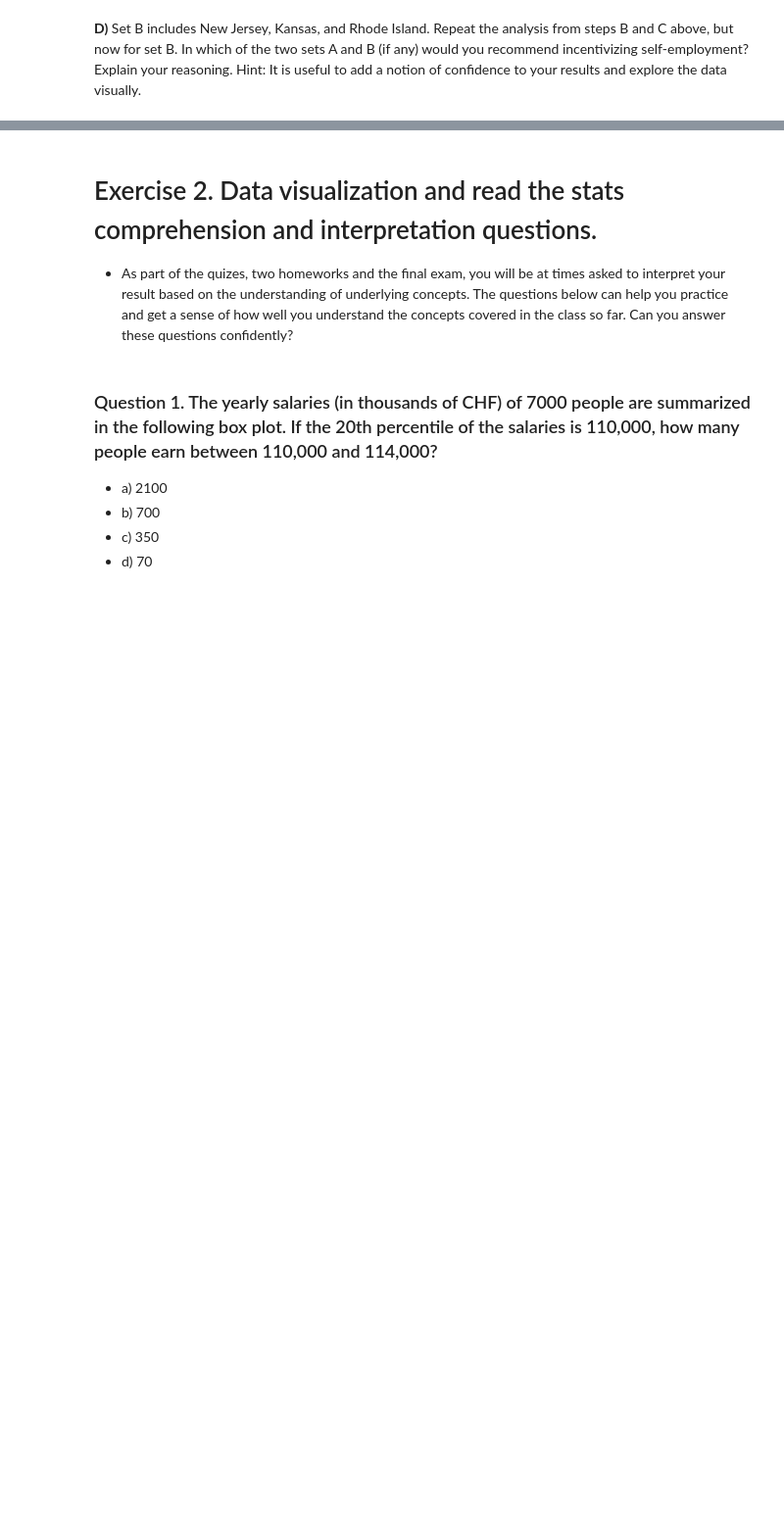
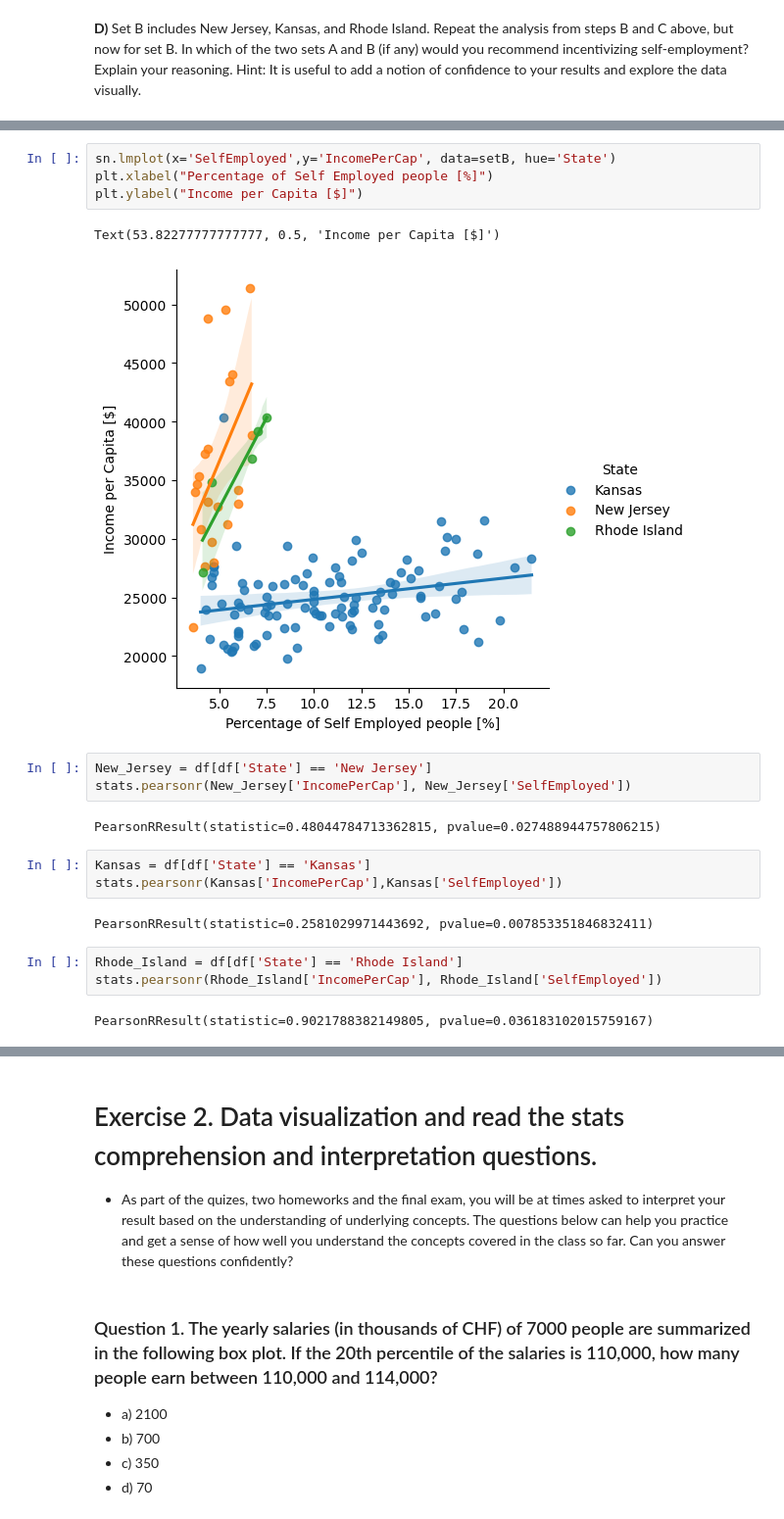
Before and after one commit to kabdelno/PersonalRepo-CS401, a Jupyter notebook: Exercises/03 - Describing data/Describing_data_exercise.ipynb, the cells around one changed output, grey strips where cells are left out. Shown: that part at 98% size. Saved outputs shown, nothing was run; the diff lists cells and outputs as text; blank space fills up the shorter version.

```diff
--- a/Exercises/03 - Describing data/Describing_data_exercise.ipynb
+++ b/Exercises/03 - Describing data/Describing_data_exercise.ipynb
@@ -185,0 +243,22 @@ Since it is unethical and impossible in this setting to run a controlled experim
+# %%
+sn.lmplot(x='SelfEmployed',y='IncomePerCap', data=setB, hue='State')
+plt.xlabel("Percentage of Self Employed people [%]")
+plt.ylabel("Income per Capita [$]")
+# %% [output]
+Text(53.82277777777777, 0.5, 'Income per Capita [$]')
+[figure, added]
+# %%
+New_Jersey = df[df['State'] == 'New Jersey']
+stats.pearsonr(New_Jersey['IncomePerCap'], New_Jersey['SelfEmployed'])
+# %% [output]
+PearsonRResult(statistic=0.48044784713362815, pvalue=0.027488944757806215)
+# %%
+Kansas = df[df['State'] == 'Kansas']
+stats.pearsonr(Kansas['IncomePerCap'],Kansas['SelfEmployed'])
+# %% [output]
+PearsonRResult(statistic=0.2581029971443692, pvalue=0.007853351846832411)
+# %%
+Rhode_Island = df[df['State'] == 'Rhode Island']
+stats.pearsonr(Rhode_Island['IncomePerCap'], Rhode_Island['SelfEmployed'])
+# %% [output]
+PearsonRResult(statistic=0.9021788382149805, pvalue=0.036183102015759167)
```
Also changed, not shown: parts of 33 cells of this notebook.
